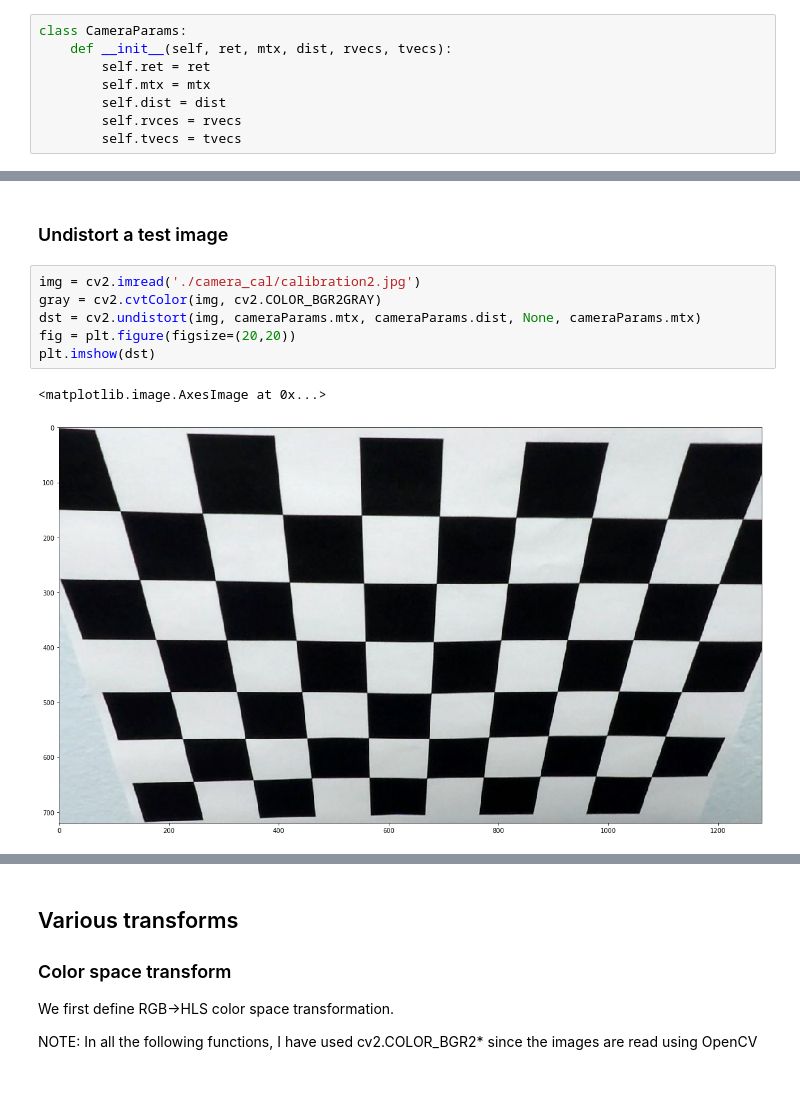
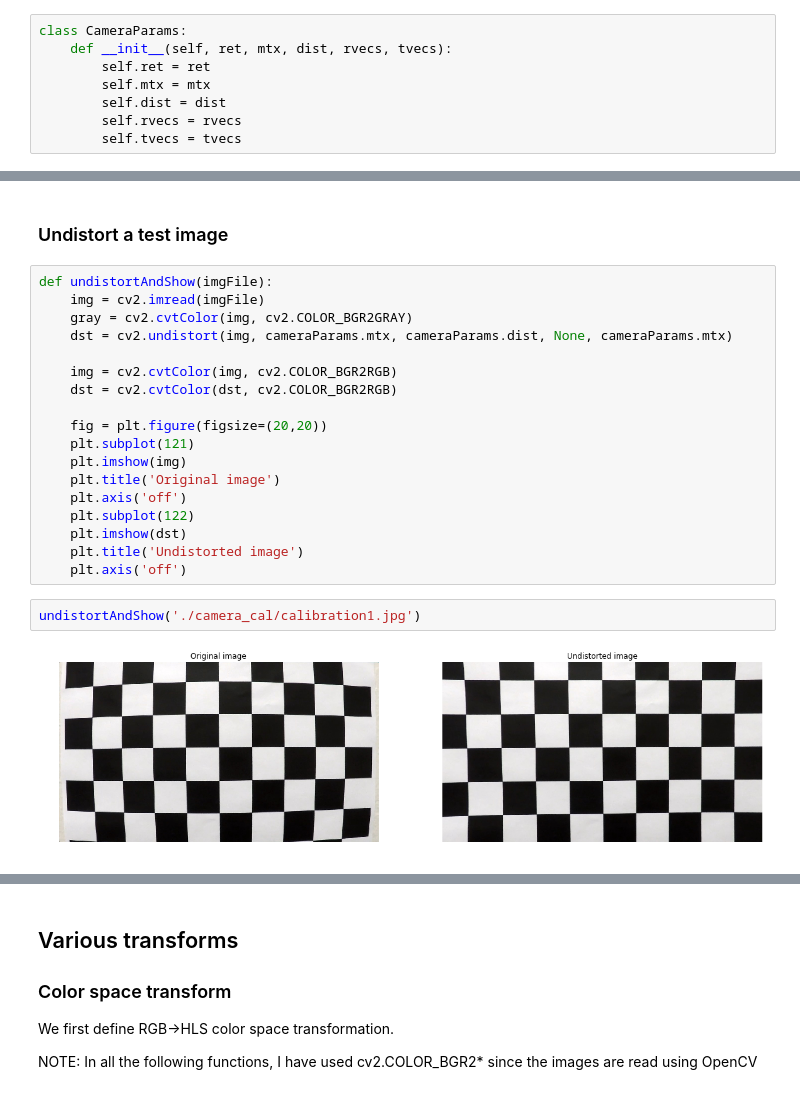
Before and after one commit to mpdivecha/Advanced-Lane-Detection, a Jupyter notebook: submission-code.ipynb, the cells around one changed output, grey strips where cells are left out. Saved outputs shown, nothing was run; the diff lists cells and outputs as text.

```diff
--- a/submission-code.ipynb
+++ b/submission-code.ipynb
@@ -15,7 +15,7 @@ class CameraParams:
         self.ret = ret
         self.mtx = mtx
         self.dist = dist
-        self.rvces = rvecs
+        self.rvecs = rvecs
         self.tvecs = tvecs
 # %%
 def cameraCalibration(globPath):
@@ -59,11 +59,24 @@ cameraParams = cameraCalibration(globpath)
 # %% [markdown]
 ### Undistort a test image
 # %%
-img = cv2.imread('./camera_cal/calibration2.jpg')
-gray = cv2.cvtColor(img, cv2.COLOR_BGR2GRAY)
-dst = cv2.undistort(img, cameraParams.mtx, cameraParams.dist, None, cameraParams.mtx)
-fig = plt.figure(figsize=(20,20))
-plt.imshow(dst)
+def undistortAndShow(imgFile):
+    img = cv2.imread(imgFile)
+    gray = cv2.cvtColor(img, cv2.COLOR_BGR2GRAY)
+    dst = cv2.undistort(img, cameraParams.mtx, cameraParams.dist, None, cameraParams.mtx)
+
+    img = cv2.cvtColor(img, cv2.COLOR_BGR2RGB)
+    dst = cv2.cvtColor(dst, cv2.COLOR_BGR2RGB)
+
+    fig = plt.figure(figsize=(20,20))
+    plt.subplot(121)
+    plt.imshow(img)
+    plt.title('Original image')
+    plt.axis('off')
+    plt.subplot(122)
+    plt.imshow(dst)
+    plt.title('Undistorted image')
+    plt.axis('off')
-# %% [output]
-<matplotlib.image.AxesImage at 0x...>
-[figure, removed]
+# %%
+undistortAndShow('./camera_cal/calibration1.jpg')
+# %% [output]
+[figure, added]
```
Also changed, not shown: parts of 50 cells of this notebook.
